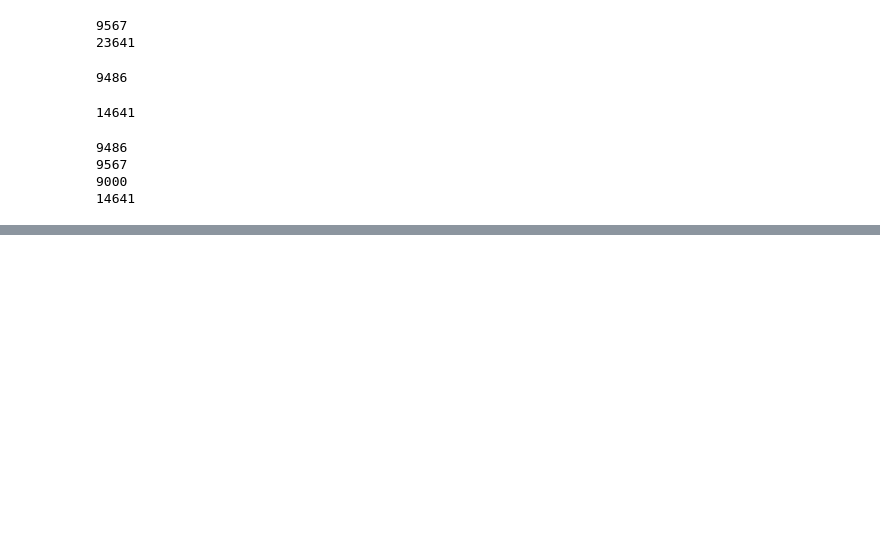
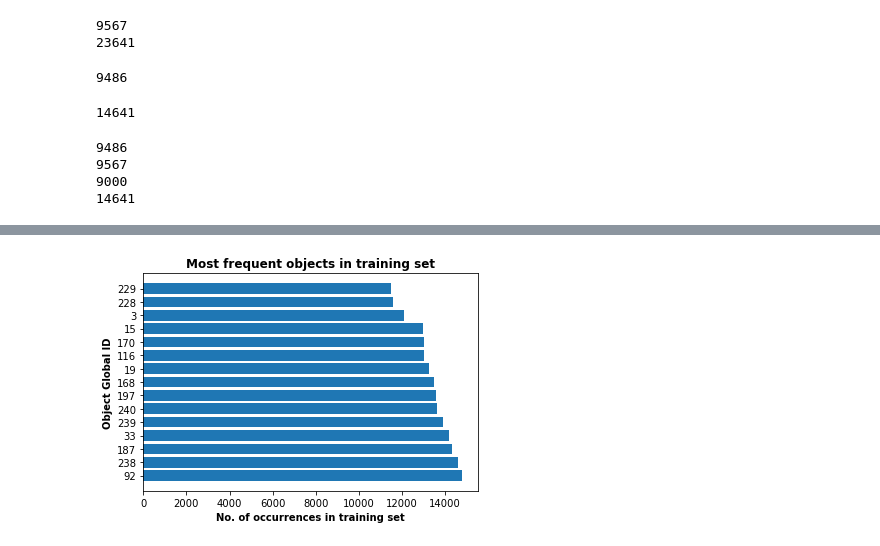
Before and after one commit to AlejandroSantorum/simmc2-Multimodal_Coreference_Resolution, a Jupyter notebook: models/uniter_based/study_uniter.ipynb, the cells around one changed output, grey strips where cells are left out. Drawn from its saved outputs; the diff is of its cells as text; code cells hidden in the pictures; blank space fills up the shorter version.

```diff
--- a/models/uniter_based/study_uniter.ipynb
+++ b/models/uniter_based/study_uniter.ipynb
@@ -600,0 +708,16 @@ print(len(new_train_data))
+# %%
+print("Train:")
+print(len(train_obj_dict.keys()))
+train_obj_dict_sorted = sorted(train_obj_dict.items(), key=lambda x:x[1])[::-1]
+print(train_obj_dict_sorted[:10])
+print()
+
+print("In-domain:")
+in_domain_obj_dict_sorted = sorted(in_domain_obj_dict.items(), key=lambda x:x[1])[::-1]
+print(in_domain_obj_dict_sorted[:10])
+print()
+
+print("In-domain-held-out:")
+in_domain_held_out_obj_dict_sorted = sorted(in_domain_held_out_obj_dict.items(), key=lambda x:x[1])[::-1]
+print(in_domain_held_out_obj_dict_sorted[:10])
+print()
@@ -600,0 +781,20 @@ print(len(new_train_data))
+# %%
+import matplotlib.pyplot as plt
+
+def plot_most_common(sorted_obj_dict, set_name, k=10):
+    if k > len(sorted_obj_dict):
+        print("Error: not enough items")
+        return
+
+    str_ids = [str(tup[0]) for tup in sorted_obj_dict[:k]]
+    freqs = [tup[1] for tup in sorted_obj_dict[:k]]
+
+    plt.barh(str_ids, freqs)
+    plt.title("Most frequent objects in "+set_name, fontweight='bold')
+    plt.ylabel("Object Global ID", fontweight='bold')
+    plt.xlabel("No. of occurrences in "+set_name, fontweight='bold')
+    plt.show()
+# %%
+plot_most_common(train_obj_dict_sorted, "training set", k=15)
+# %% [output]
+[figure, added]
```
Also changed, not shown: parts of 14 cells of this notebook, 3 other files.
